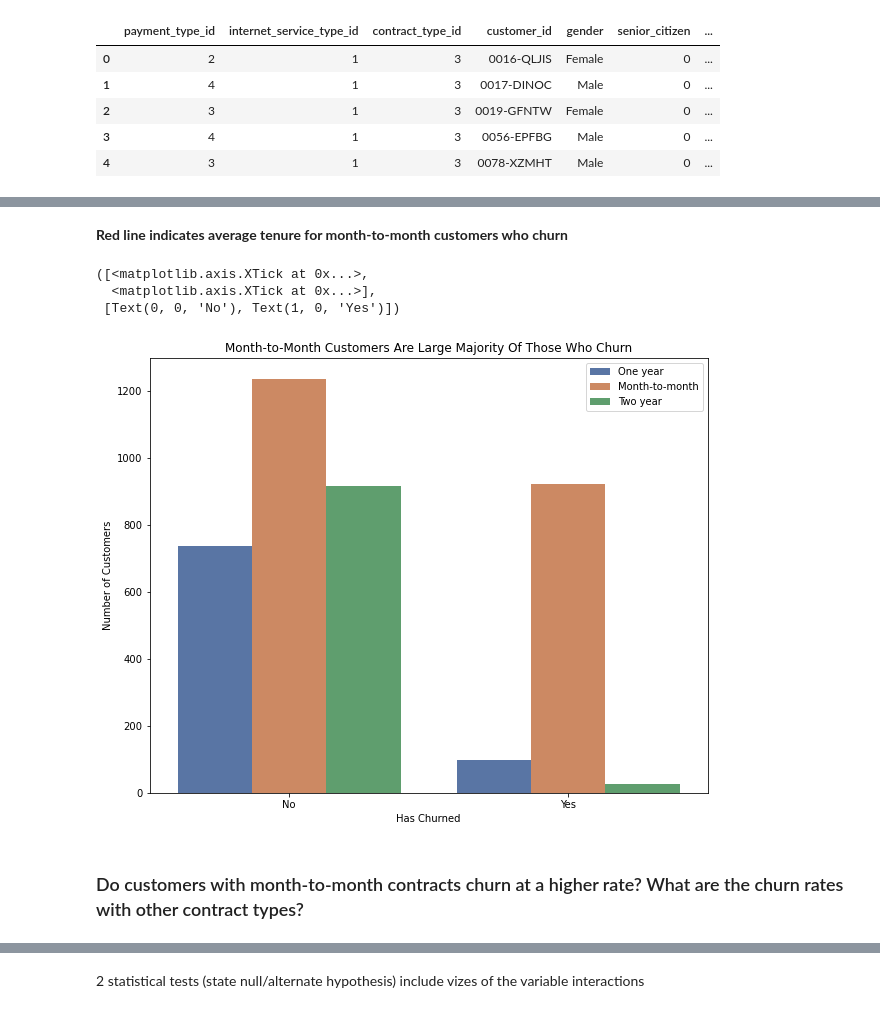
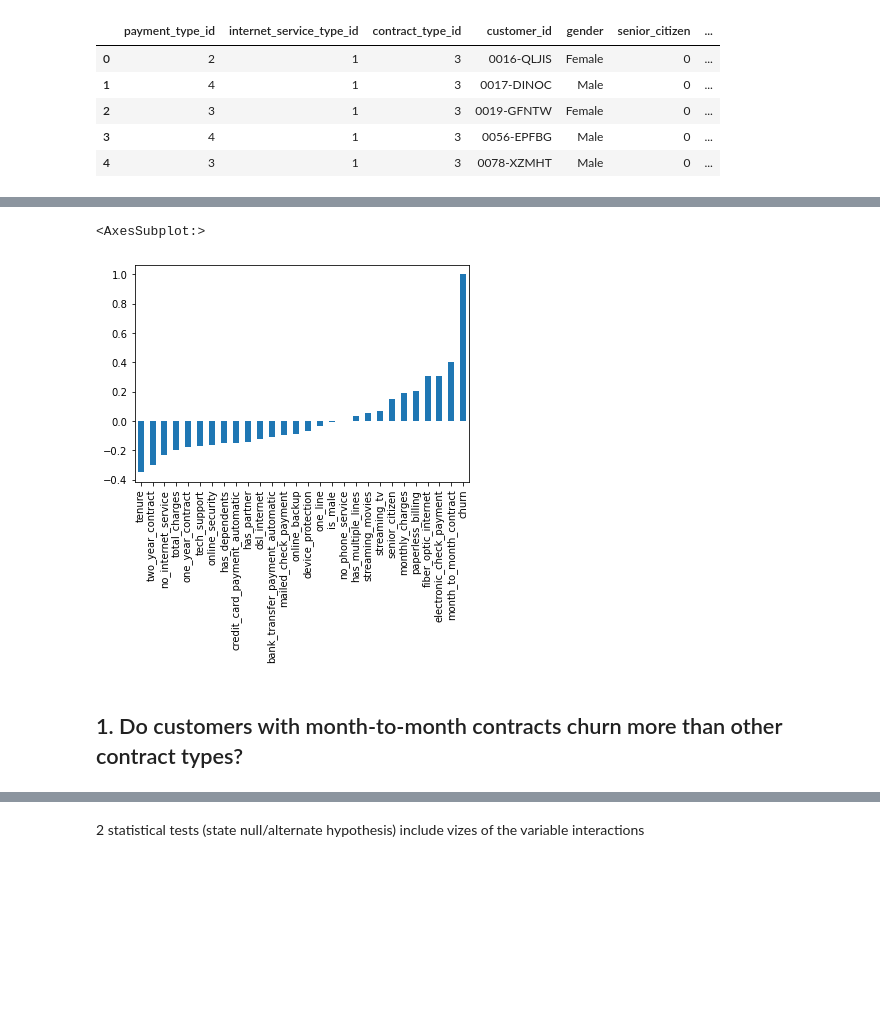
Before and after one commit to lainslie-18/telco_classification_project, a Jupyter notebook: telco_classification_project_draft.ipynb, the cells around one changed output, grey strips where cells are left out. Cells and saved outputs as stored; diff of their text form; code cells hidden in the pictures; blank space fills up the shorter version.

```diff
--- a/telco_classification_project_draft.ipynb
+++ b/telco_classification_project_draft.ipynb
@@ -341,15 +325,0 @@ plt.axhline(y=train.tenure[(train.churn==1) & (train.contract_type == 'Month-to-
-# %% [markdown]
-**Red line indicates average tenure for month-to-month customers who churn**
-# %%
-plt.figure(figsize=(10,8))
-sns.countplot(x='churn', hue='contract_type', palette='deep', data=train)
-plt.title('Month-to-Month Customers Are Large Majority Of Those Who Churn')
-plt.legend(loc='upper right')
-plt.xlabel('Has Churned')
-plt.ylabel('Number of Customers')
-plt.xticks([0,1], ['No','Yes'])
-# %% [output]
-([<matplotlib.axis.XTick at 0x...>,
-  <matplotlib.axis.XTick at 0x...>],
- [Text(0, 0, 'No'), Text(1, 0, 'Yes')])
-[figure, removed]
@@ -364,3 +326,8 @@ plt.show()
+# %%
+train.corr()['churn'].sort_values().plot(kind='bar')
+# %% [output]
+<AxesSubplot:>
+[figure, added]
 # %% [markdown]
-### Do customers with month-to-month contracts churn at a higher rate? What are the churn rates with other contract types?
+## 1. Do customers with month-to-month contracts churn more than other contract types?
 # %%
```
Also changed, not shown: parts of 88 cells of this notebook.
